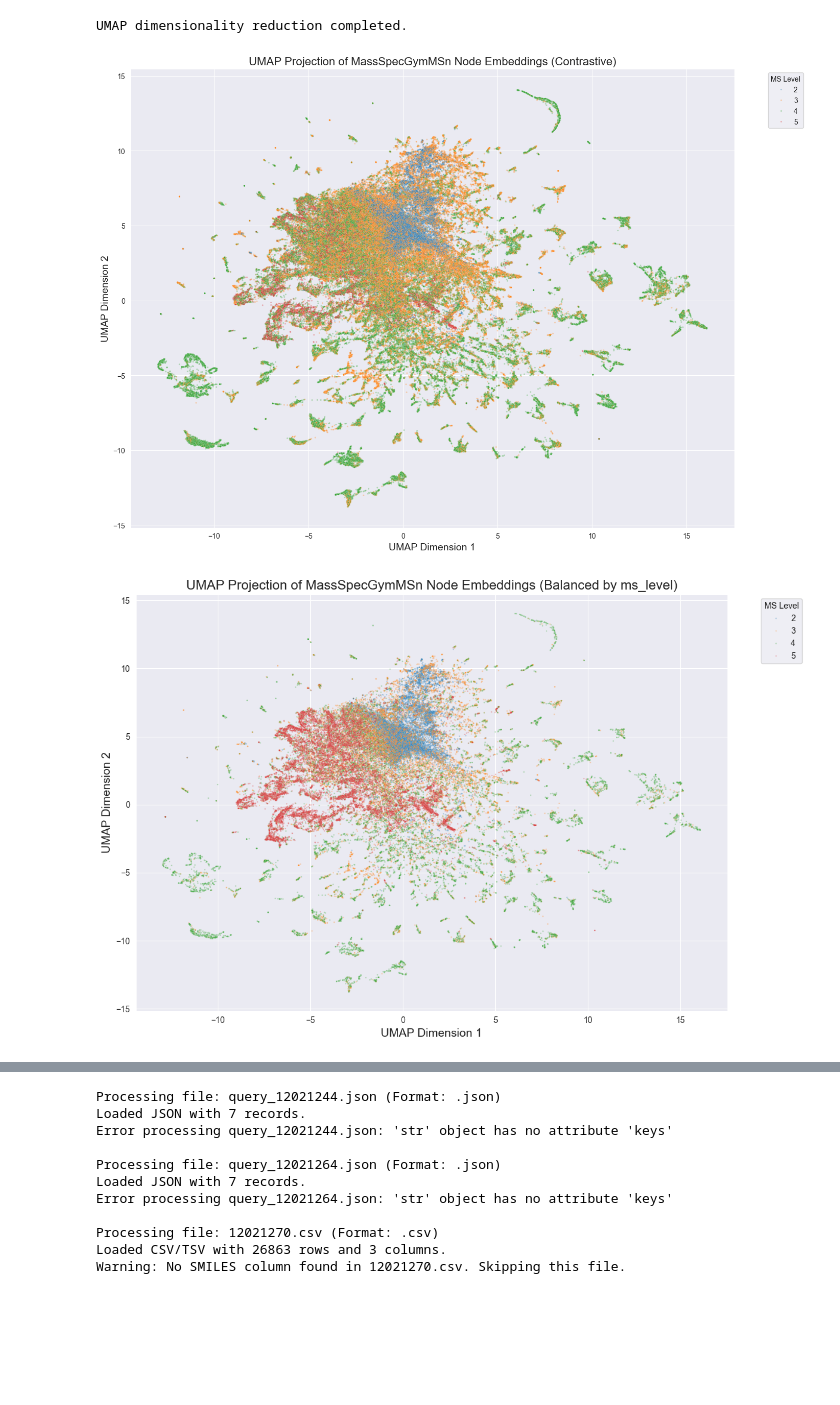
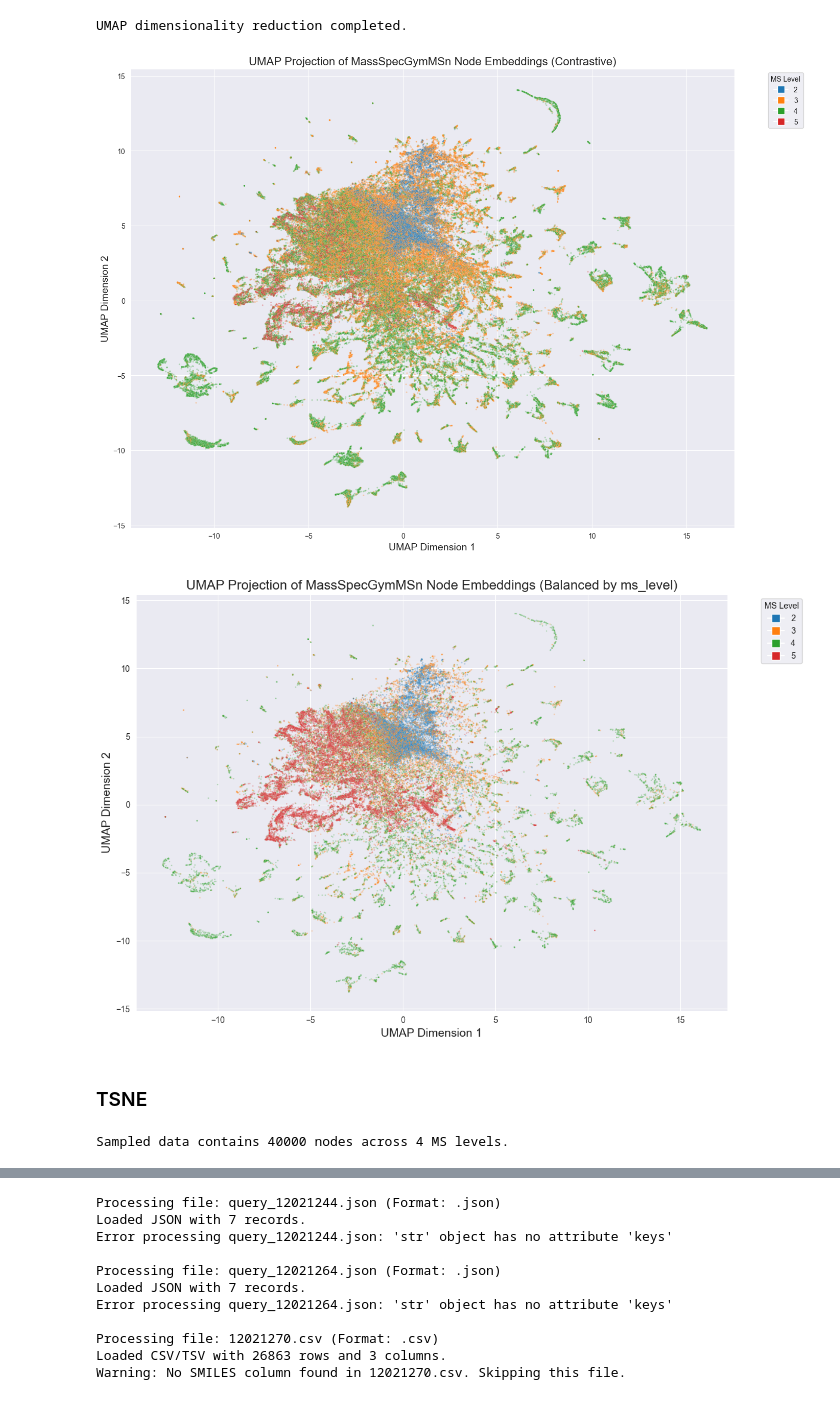
Before and after one commit to Jozefov/MassSpecGymMSn, a Jupyter notebook: notebooks/MSn/dataset_analysis/analysis_2.ipynb, the cells around one changed output, grey strips where cells are left out. Cells and saved outputs as stored; diff of their text form; code cells hidden in the pictures; blank space fills up the shorter version.

```diff
--- a/notebooks/MSn/dataset_analysis/analysis_2.ipynb
+++ b/notebooks/MSn/dataset_analysis/analysis_2.ipynb
@@ -283,33 +307,39 @@ UMAP dimensionality reduction completed.
 # %%
 # Set up the matplotlib figure
 plt.figure(figsize=(14, 10))
 
 # Scatter plot with contrastive color palette and adjusted transparency
 scatter = sns.scatterplot(
     x='UMAP_1',
     y='UMAP_2',
     hue='ms_level',
     palette='tab10',  # Contrastive palette for better color differentiation
     data=data,
     legend='full',
     alpha=0.3,  # High transparency to reduce overlap effects
     s=5  # Smaller points to reduce clutter
 )
 
 
 # Enhance the plot with titles and labels
 plt.title('UMAP Projection of MassSpecGymMSn Node Embeddings (Contrastive)', fontsize=16)
 plt.xlabel('UMAP Dimension 1', fontsize=14)
 plt.ylabel('UMAP Dimension 2', fontsize=14)
 
-# Adjust legend placement and size
-plt.legend(title='MS Level', bbox_to_anchor=(1.05, 1), loc='upper left')
+
+# Custom legend with larger square markers
+legend = [plt.Line2D([0], [0], marker='s', color='w', markerfacecolor=col, markersize=10, label=lbl)
+                 for lbl, col in zip(data['ms_level'].unique(), sns.color_palette('tab10', len(data['ms_level'].unique())))]
+
+# Add the custom legend
+plt.legend(handles=legend, title='MS Level', bbox_to_anchor=(1.05, 1), loc='upper left')
+
 plt.tight_layout()
 
 # Show the plot
 plt.show()
 # %% [output]
-[figure, old version]
+[figure, new version]
 # %%
 # Determine the minimum number of samples across all ms_levels
 min_samples = data['ms_level'].value_counts().min()
@@ -335,11 +365,28 @@ plt.title('UMAP Projection of MassSpecGymMSn Node Embeddings (Balanced by ms_lev
 plt.xlabel('UMAP Dimension 1', fontsize=14)
 plt.ylabel('UMAP Dimension 2', fontsize=14)
 
-# Adjust legend placement
-plt.legend(title='MS Level', bbox_to_anchor=(1.05, 1), loc='upper left')
+# Custom legend with larger square markers
+legend = [plt.Line2D([0], [0], marker='s', color='w', markerfacecolor=col, markersize=10, label=lbl)
+                 for lbl, col in zip(data['ms_level'].unique(), sns.color_palette('tab10', len(data['ms_level'].unique())))]
+
+# Add the custom legend
+plt.legend(handles=legend, title='MS Level', bbox_to_anchor=(1.05, 1), loc='upper left')
+
 plt.tight_layout()
 
 # Show the plot
 plt.show()
 # %% [output]
-[figure, old version]
+[figure, new version]
+# %% [markdown]
+### TSNE
+# %%
+# Define the maximum number of samples per MS level
+max_samples_per_level = 10000
+
+# Perform sampling
+sampled_data = sample_per_level(data, max_samples_per_level)
+
+print(f"Sampled data contains {len(sampled_data)} nodes across {sampled_data['ms_level'].nunique()} MS levels.")
+# %% [output]
+Sampled data contains 40000 nodes across 4 MS levels.
```
Also changed, not shown: parts of 7 cells of this notebook.
